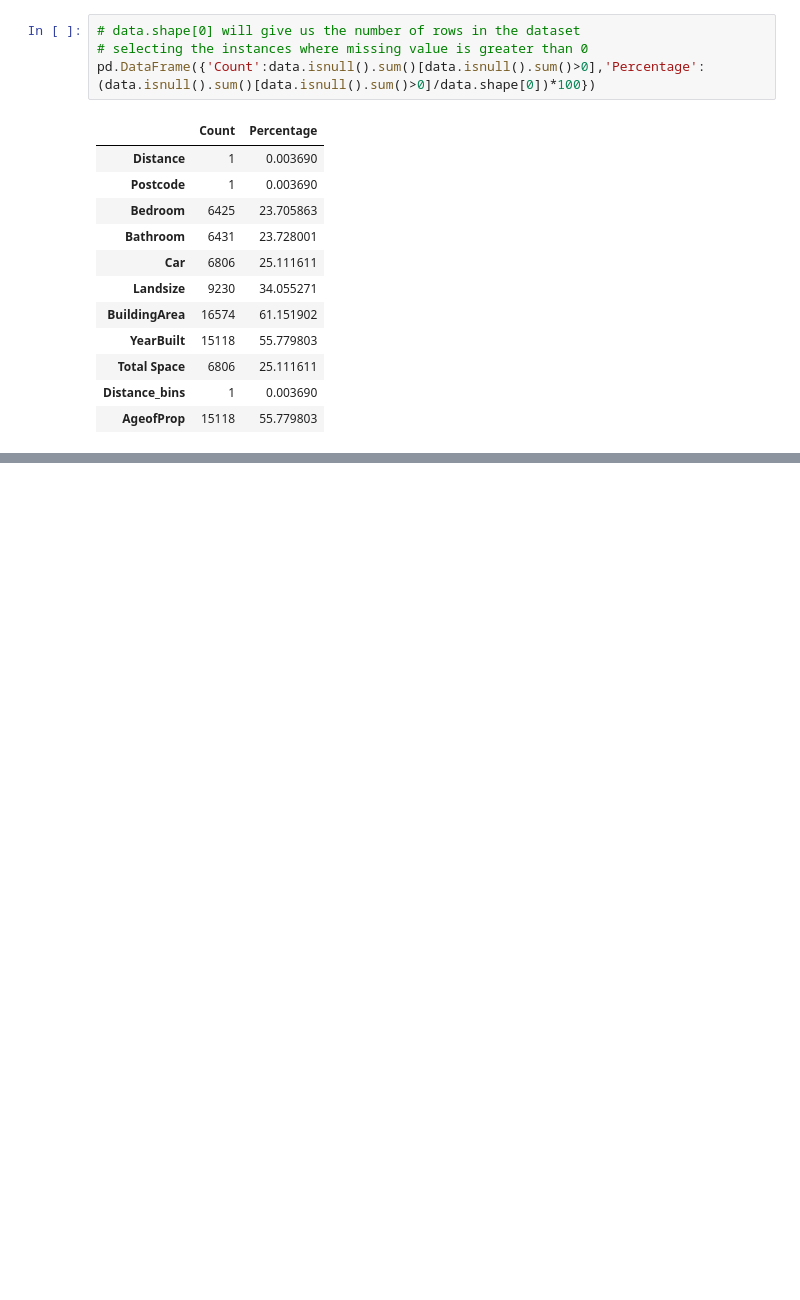
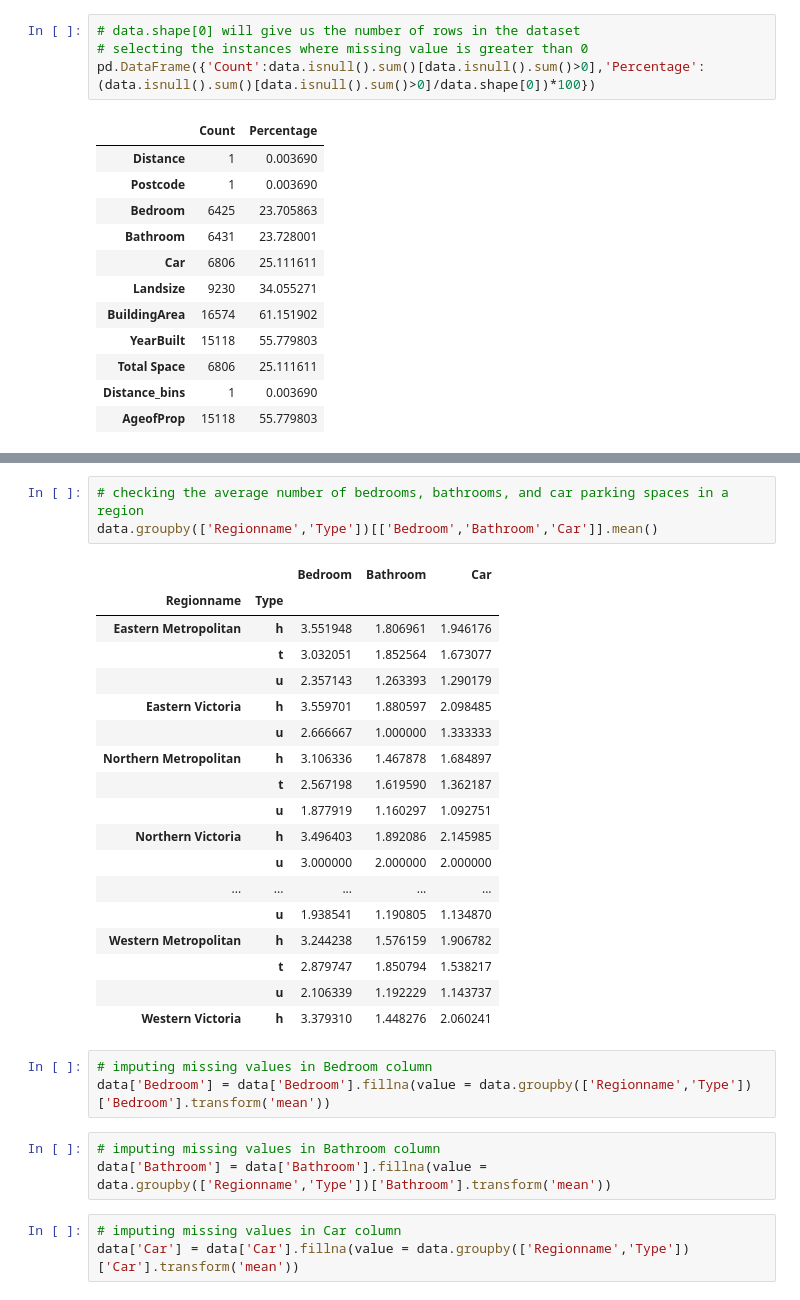
Before and after one commit to pdtarricone/analytics_portfolio, a Jupyter notebook: Data_Exploratory_Analysis.ipynb, the cells around one changed output, grey strips where cells are left out. Drawn from its saved outputs; the diff is of its cells as text; blank space fills up the shorter version.

```diff
--- a/Data_Exploratory_Analysis.ipynb
+++ b/Data_Exploratory_Analysis.ipynb
@@ -447,0 +564,31 @@ pd.DataFrame({'Count':data.isnull().sum()[data.isnull().sum()>0],'Percentage':(d
+# %%
+# checking the average number of bedrooms, bathrooms, and car parking spaces in a region
+data.groupby(['Regionname','Type'])[['Bedroom','Bathroom','Car']].mean()
+# %% [output]
+|  |  | Bedroom | Bathroom | Car |
+| Regionname | Type |  |  |  |
+| Eastern Metropolitan | h | 3.551948 | 1.806961 | 1.946176 |
+|  | t | 3.032051 | 1.852564 | 1.673077 |
+|  | u | 2.357143 | 1.263393 | 1.290179 |
+| Eastern Victoria | h | 3.559701 | 1.880597 | 2.098485 |
+|  | u | 2.666667 | 1.000000 | 1.333333 |
+| Northern Metropolitan | h | 3.106336 | 1.467878 | 1.684897 |
+|  | t | 2.567198 | 1.619590 | 1.362187 |
+|  | u | 1.877919 | 1.160297 | 1.092751 |
+| Northern Victoria | h | 3.496403 | 1.892086 | 2.145985 |
+|  | u | 3.000000 | 2.000000 | 2.000000 |
+| ... | ... | ... | ... | ... |
+|  | u | 1.938541 | 1.190805 | 1.134870 |
+| Western Metropolitan | h | 3.244238 | 1.576159 | 1.906782 |
+|  | t | 2.879747 | 1.850794 | 1.538217 |
+|  | u | 2.106339 | 1.192229 | 1.143737 |
+| Western Victoria | h | 3.379310 | 1.448276 | 2.060241 |
+# %%
+# imputing missing values in Bedroom column
+data['Bedroom'] = data['Bedroom'].fillna(value = data.groupby(['Regionname','Type'])['Bedroom'].transform('mean'))
+# %%
+# imputing missing values in Bathroom column
+data['Bathroom'] = data['Bathroom'].fillna(value = data.groupby(['Regionname','Type'])['Bathroom'].transform('mean'))
+# %%
+# imputing missing values in Car column
+data['Car'] = data['Car'].fillna(value = data.groupby(['Regionname','Type'])['Car'].transform('mean'))
```
Also changed, not shown: parts of 17 cells of this notebook.
